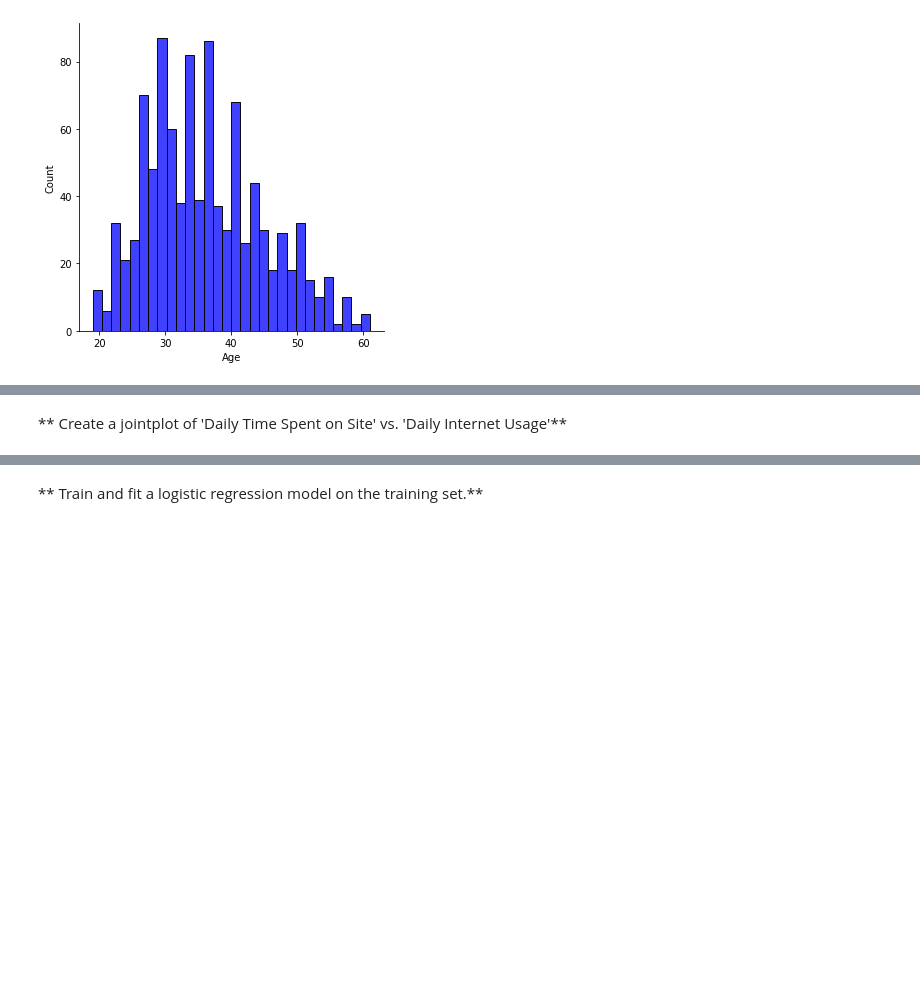
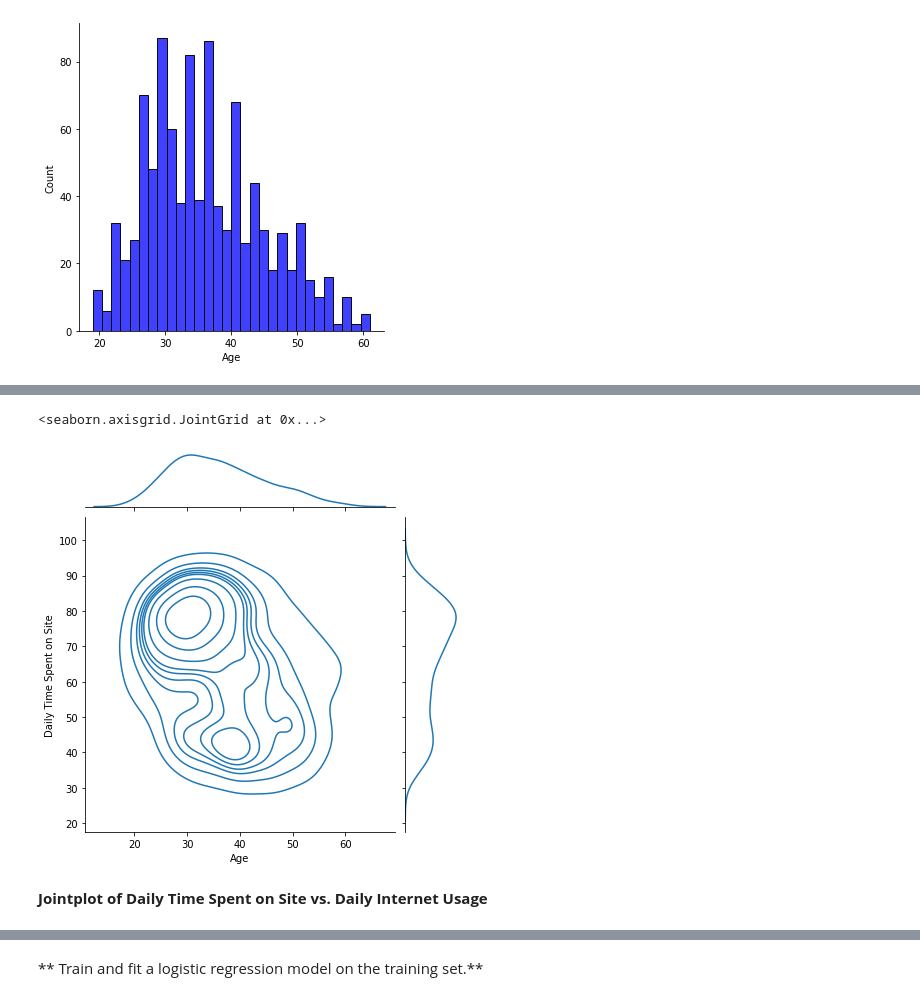
Before and after one commit to amir-nrfkn/Logistic-Regression-Projects, a Jupyter notebook: LogisticRegression_AdvertisingDataset.ipynb, the cells around one changed output, grey strips where cells are left out. Saved outputs shown, nothing was run; the diff lists cells and outputs as text; code cells hidden in the pictures; blank space fills up the shorter version.

```diff
--- a/LogisticRegression_AdvertisingDataset.ipynb
+++ b/LogisticRegression_AdvertisingDataset.ipynb
@@ -104,2 +102,7 @@ sns.displot(ad_data['Age'],color='blue',bins=30)
+# %%
+sns.jointplot(data=ad_data, x='Age', y='Daily Time Spent on Site', kind='kde')
+# %% [output]
+<seaborn.axisgrid.JointGrid at 0x...>
+[figure, added]
 # %% [markdown]
-** Create a jointplot of 'Daily Time Spent on Site' vs. 'Daily Internet Usage'**
+**Jointplot of Daily Time Spent on Site vs. Daily Internet Usage**
```
Also changed, not shown: parts of 14 cells of this notebook.
